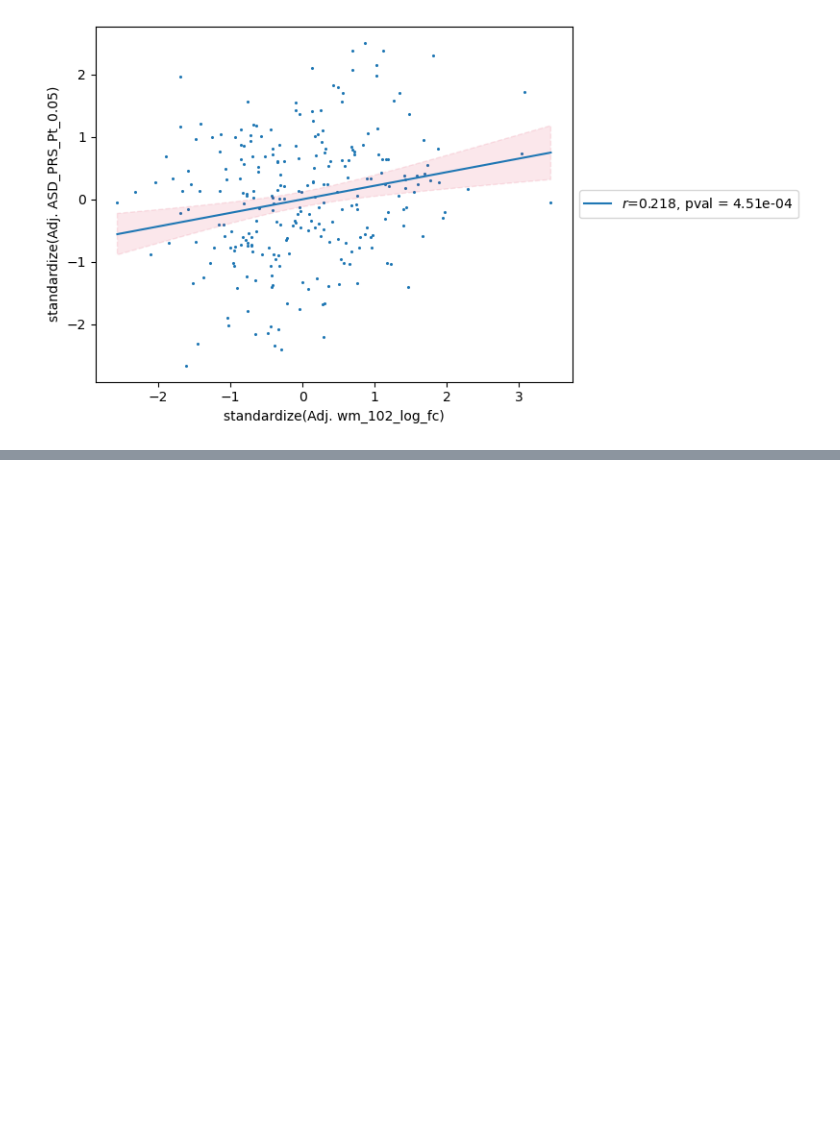
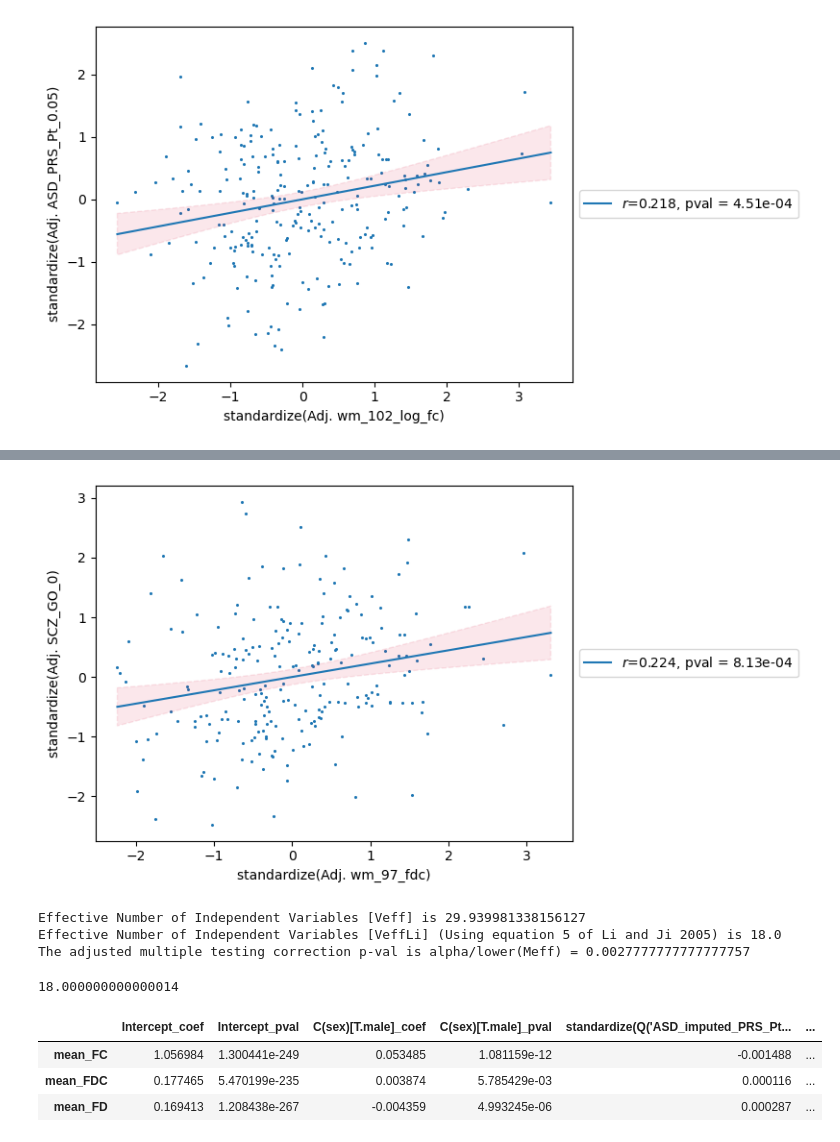
Before and after one commit to lehai-ml/dHCP_genetics, a Jupyter notebook: notebook_results/fba/FBA_analysis.ipynb, the cells around one changed output, grey strips where cells are left out. Saved outputs shown, nothing was run; the diff lists cells and outputs as text; code cells hidden in the pictures; blank space fills up the shorter version.

```diff
--- a/notebook_results/fba/FBA_analysis.ipynb
+++ b/notebook_results/fba/FBA_analysis.ipynb
@@ -1153,0 +1158,8 @@ visualisation.SimplePlots.Scatter(x='wm_102_log_fc',
+# %%
+df_covariates = pd.read_csv('../../codes/FBA/output_ASD/tractography/fba/SCZ_GO_0/stats_fdc/SCZ_GO_0_design.txt',delim_whitespace=' ')
+# %%
+df = pd.read_csv('df_euro_fba.csv')
+# %%
+combined_test = pd.merge(pd.concat([df_IDs,df_covariates],axis=1)[['ID/Ses']+[i for i in df_covariates.columns if 'SCZ' in i]],df,on='ID/Ses')
+# %%
+ancestry = [f'euro_Anc_PC{i}' for i in range(1,4)]
@@ -1153,0 +1188,13 @@ visualisation.SimplePlots.Scatter(x='wm_102_log_fc',
+# %%
+visualisation.SimplePlots.Scatter(x=['wm_97_fdc'],y='SCZ_GO_0',data=combined_test,
+                                 adjust_covar={'x':['GA','PMA','TBV'],
+                                               'y':ancestry})
+# %% [output]
+[figure, added]
+# %%
+stats.MultipleCorrection.matSpDLite(combined_test[[i for i in combined_test.columns if 'wm_' in i and re.match(r'wm_\d+_fdc$',i)]].corr())
+# %% [output]
+Effective Number of Independent Variables [Veff] is 29.939981338156127
+Effective Number of Independent Variables [VeffLi] (Using equation 5 of Li and Ji 2005) is 18.0
+The adjusted multiple testing correction p-val is alpha/lower(Meff) = 0.0027777777777777757
+18.000000000000014
@@ -1153,0 +1224,7 @@ visualisation.SimplePlots.Scatter(x='wm_102_log_fc',
+# %%
+SCZ_GO_res[1]
+# %% [output]
+|  | Intercept_coef | Intercept_pval | C(sex)[T.male]_coef | C(sex)[T.male]_pval | standardize(Q('ASD_imputed_PRS_Pt... | ... |
+| mean_FC | 1.056984 | 1.300441e-249 | 0.053485 | 1.081159e-12 | -0.001488 | ... |
+| mean_FDC | 0.177465 | 5.470199e-235 | 0.003874 | 5.785429e-03 | 0.000116 | ... |
+| mean_FD | 0.169413 | 1.208438e-267 | -0.004359 | 4.993245e-06 | 0.000287 | ... |
```
Also changed, not shown: parts of 41 cells of this notebook, 5 other files.
